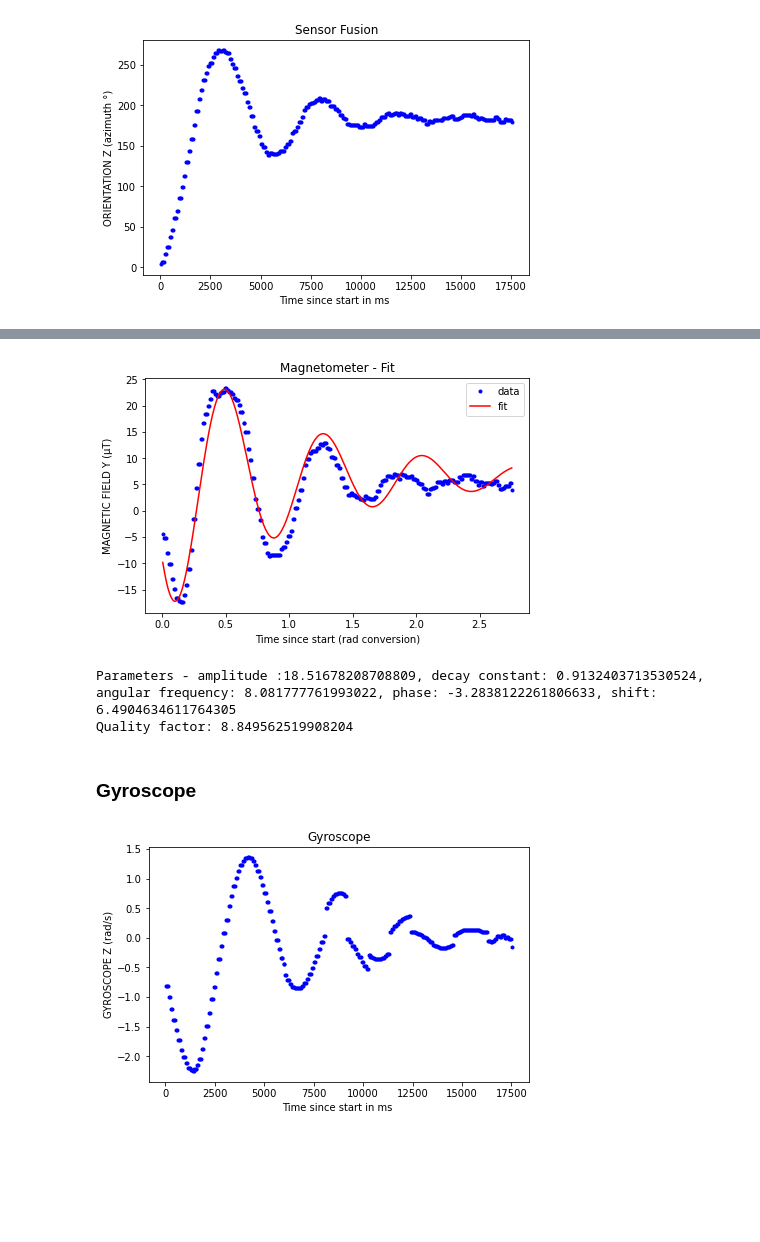
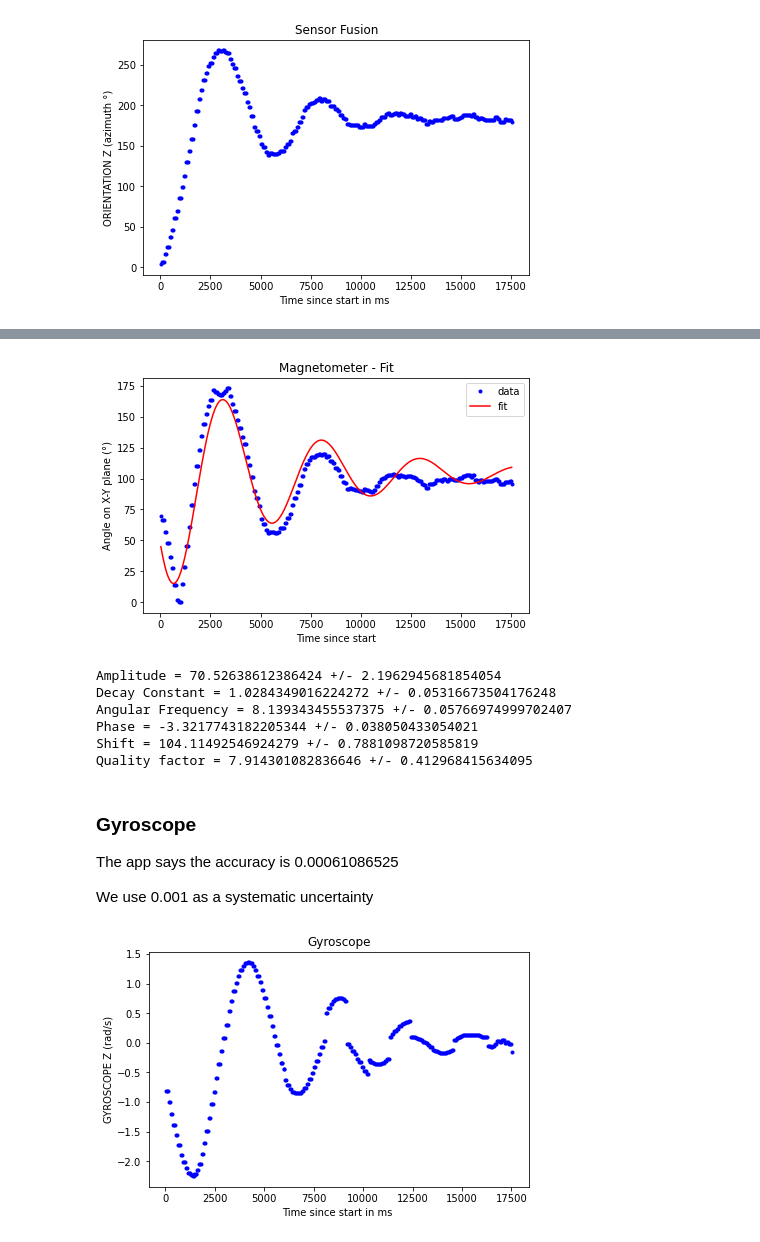
Before and after one commit to maxgalli/ETH-Teaching, a Jupyter notebook: spring2021/sensor_fusion/time_diagrams.ipynb, the cells around one changed output, grey strips where cells are left out. Drawn from its saved outputs; the diff is of its cells as text; code cells hidden in the pictures; blank space fills up the shorter version.

```diff
--- a/spring2021/sensor_fusion/time_diagrams.ipynb
+++ b/spring2021/sensor_fusion/time_diagrams.ipynb
@@ -17,7 +17,7 @@ from scipy.optimize import curve_fit
 # %%
 def shift(arr, shift):
     """ Function to constrain the measurements in degrees inside a 0-360 range
-    (it basically avoid the visual effect we get due to the arbitrary assignment
+    (it basically avoids the visual effect we get due to the arbitrary assignment
     of 0 and 360 in the app)
     """
     res = []
@@ -104,11 +195,13 @@ Quality factor: 4.499327497487811
 # %%
 # Plot the result
-mag_field = dataset['MAGNETIC FIELD Y (μT)']
+angle_plane = [math.degrees(ang) for ang in dataset['computed_angle_on_plane']]
+angle_plane = shift_min_to_zero(mag_field)
+dataset['angle_plane_shift'] = angle_plane
 
 fig, ax = plt.subplots(constrained_layout=True)
 ax.set_title('Magnetometer')
 ax.set_xlabel('Time since start in ms ')
-ax.set_ylabel('MAGNETIC FIELD Y (microT)')
-plt.plot(t, mag_field, marker='.', linestyle='', color='b')
+ax.set_ylabel('Angle on X-Y plane (°)')
+plt.plot(t, angle_plane, marker='.', linestyle='', color='b')
 plt.show();
 # %% [output]
@@ -115,0 +209,10 @@ plt.show();
+# %%
+# Compute the uncertainties and plot again
+mag_accuracy = 0.06
+dataset = dataset.assign(
+    angle_on_plane_unc=np.sqrt(
+        (mag_accuracy/dataset['MAGNETIC FIELD X (μT)'])**2
+        + (mag_accuracy/dataset['MAGNETIC FIELD Y (μT)'])**2
+    )
+    * dataset['computed_angle_on_plane']
+)
@@ -116,35 +230,54 @@ plt.show();
 # %%
 # Perform fit
 
 # Fit only between 0 and 1.5 rad
 rad_t_range = dataset['time_in_rad'][dataset['time_in_rad'] < 2.]
-mag_field_range = dataset['MAGNETIC FIELD Y (μT)'][dataset['time_in_rad'] < 2.]
+angle_plane_range = dataset['angle_plane_shift'][dataset['time_in_rad'] < 2.]
 
-popt, pcov = curve_fit(general_damped_sinusoid, rad_t_range, mag_field_range, maxfev=100000)
-amp, dec, ang_freq, phase, sh = popt
+parameters = ['Amplitude', 'Decay Constant', 'Angular Frequency', 'Phase', 'Shift']
+params = {}
+popt, pcov = curve_fit(general_damped_sinusoid, rad_t_range, angle_plane_range, maxfev=100000)
 stdevm = np.sqrt(np.diag(pcov))
+for name, val, unc in zip(parameters, popt, stdevm):
+    params[name] = {}
+    params[name]['value'] = val
+    params[name]['uncert'] = unc
 
-pred_mag_field = general_damped_sinusoid(rad_t, amp, dec, ang_freq, phase, sh)
+pred_angle = general_damped_sinusoid(rad_t, *[p['value'] for p in params.values()])
 
 fig, ax = plt.subplots(constrained_layout=True)
 ax.set_title('Magnetometer - Fit')
-ax.set_xlabel('Time since start (rad conversion)')
-ax.set_ylabel('MAGNETIC FIELD Y (μT)')
-plt.plot(rad_t, mag_field, marker='.', linestyle='', color='b', label='data')
-plt.plot(rad_t, pred_mag_field, color='r', label='fit')
+ax.set_xlabel('Time since start')
+ax.set_ylabel('Angle on X-Y plane (°)')
+plt.plot(t, angle_plane, marker='.', linestyle='', color='b', label='data')
+plt.plot(t, pred_angle, color='r', label='fit')
 plt.legend()
 plt.show();
 
-print("Parameters - amplitude :{}, decay constant: {}, angular frequency: {}, phase: {}, shift: {}".format(
-    amp, dec, ang_freq, phase, sh)
-     )
-print("Quality factor: {}".format(ang_freq/dec))
+for k, v in params.items():
+    print('{} = {} +/- {}'.format(k, v['value'], v['uncert']))
+
+ang_freq = params['Angular Frequency']['value']
+dec_con = params['Decay Constant']['value']
+ang_freq_u = params['Angular Frequency']['uncert']
+dec_con_u = params['Decay Constant']['uncert']
+qf = ang_freq / dec_con
+qf_u = math.sqrt((ang_freq_u/ang_freq)**2 + (dec_con_u/dec_con)**2) * qf
+print("Quality factor = {} +/- {}".format(qf, qf_u))
 # %% [output]
-[figure, old version]
+[figure, new version]
-Parameters - amplitude :18.51678208708809, decay constant: 0.9132403713530524, angular frequency: 8.081777761993022, phase: -3.2838122261806633, shift: 6.4904634611764305
-Quality factor: 8.849562519908204
+Amplitude = 70.52638612386424 +/- 2.1962945681854054
+Decay Constant = 1.0284349016224272 +/- 0.05316673504176248
+Angular Frequency = 8.139343455537375 +/- 0.05766974999702407
+Phase = -3.3217743182205344 +/- 0.038050433054021
+Shift = 104.11492546924279 +/- 0.7881098720585819
+Quality factor = 7.914301082836646 +/- 0.412968415634095
-# %% [markdown]
-### Gyroscope
+# %% [markdown]
+### Gyroscope
+
+The app says the accuracy is 0.00061086525
+
+We use 0.001 as a systematic uncertainty
 # %%
 # Plot the result
 rad_vel = dataset['GYROSCOPE Z (rad/s)']
```
Also changed, not shown: parts of 14 cells of this notebook.
